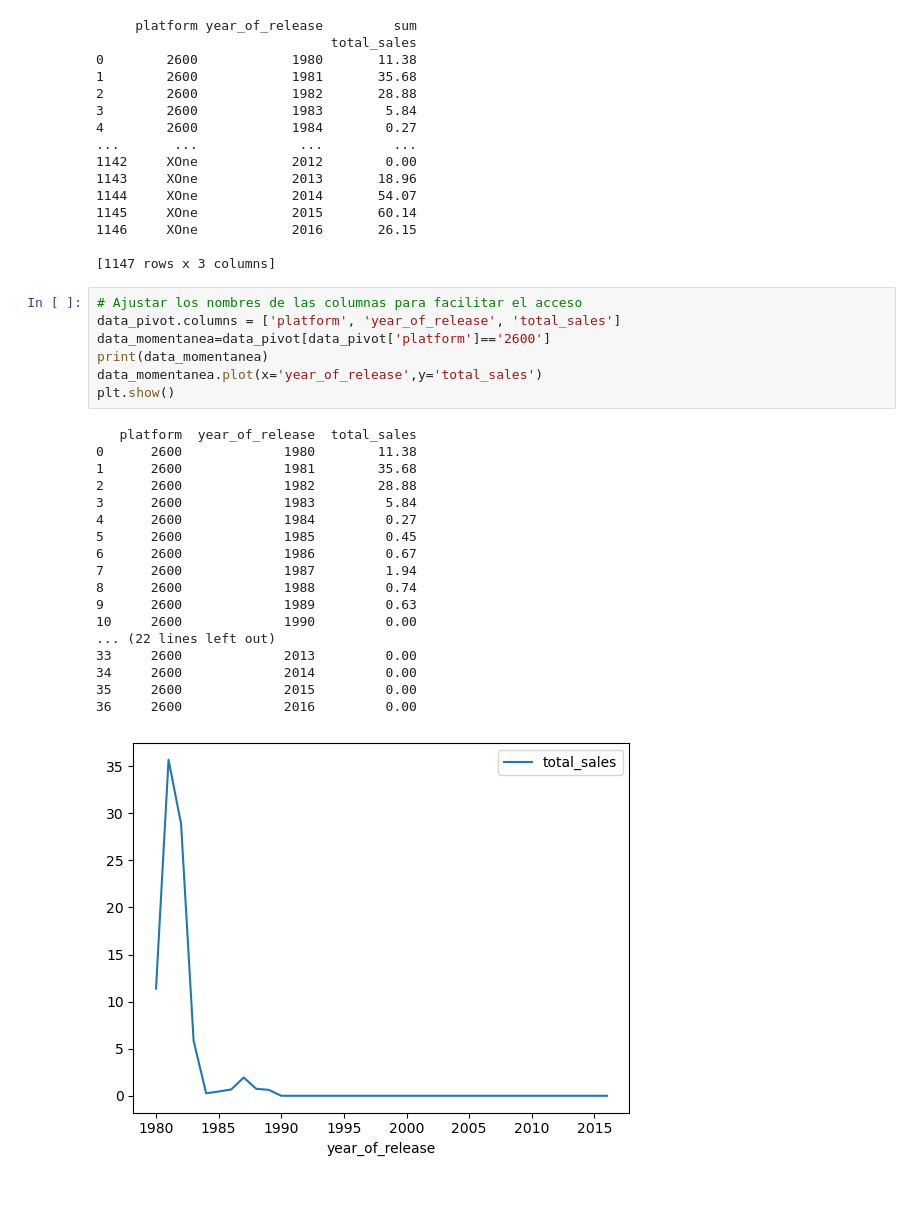
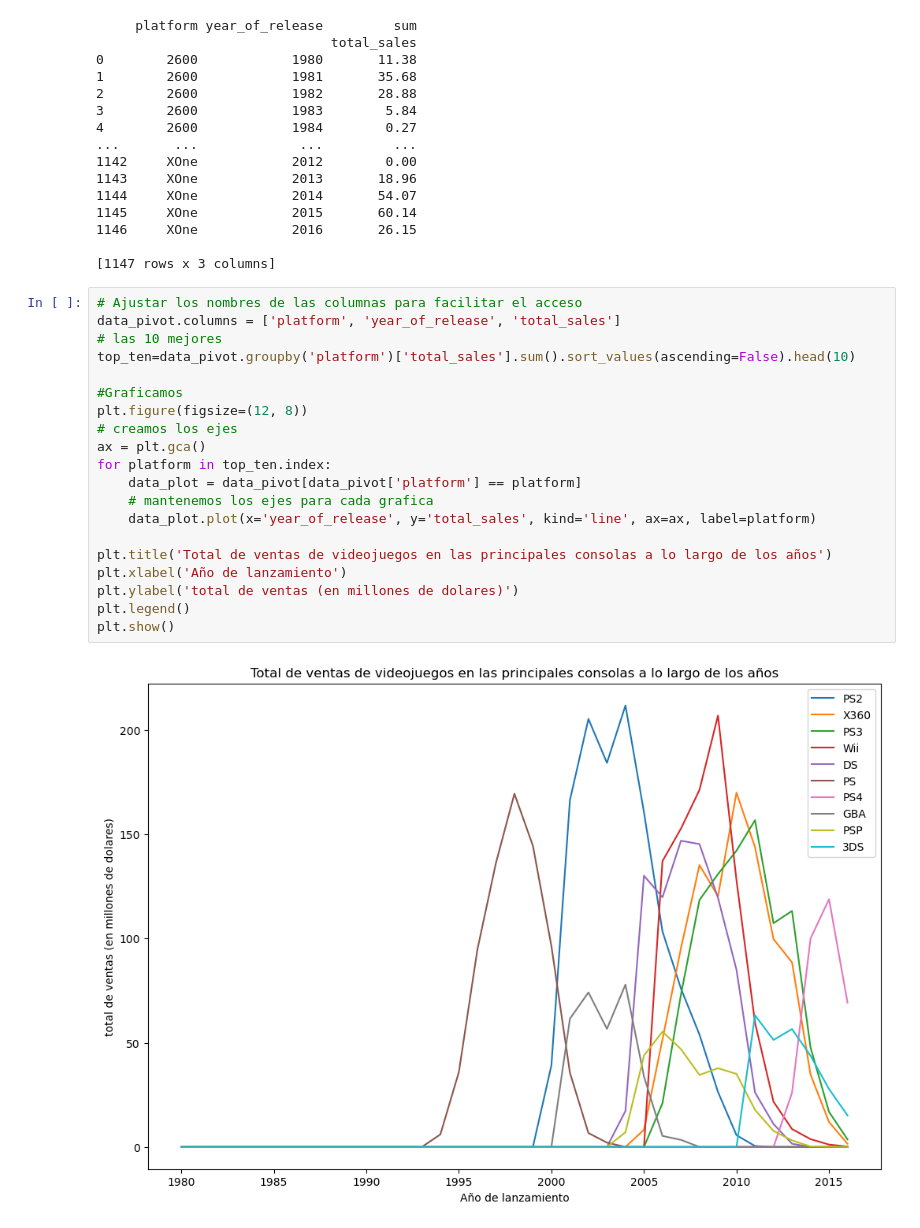
Before and after one commit to lautaroballesteros0926/notebok_sprint6, a Jupyter notebook: notebook.ipynb, the cells around one changed output. Drawn from its saved outputs; the diff is of its cells as text; blank space fills up the shorter version.

```diff
--- a/notebook.ipynb
+++ b/notebook.ipynb
@@ -300,29 +302,25 @@ print(data_pivot)
 1146     XOne            2016       26.15
 
 [1147 rows x 3 columns]
-# %%
-# Ajustar los nombres de las columnas para facilitar el acceso
-data_pivot.columns = ['platform', 'year_of_release', 'total_sales']
-data_momentanea=data_pivot[data_pivot['platform']=='2600']
-print(data_momentanea)
-data_momentanea.plot(x='year_of_release',y='total_sales')
-plt.show()
-# %% [output]
-   platform  year_of_release  total_sales
-0      2600             1980        11.38
-1      2600             1981        35.68
-2      2600             1982        28.88
-3      2600             1983         5.84
-4      2600             1984         0.27
-5      2600             1985         0.45
-6      2600             1986         0.67
-7      2600             1987         1.94
-8      2600             1988         0.74
-9      2600             1989         0.63
-10     2600             1990         0.00
-... (22 lines left out)
-33     2600             2013         0.00
-34     2600             2014         0.00
-35     2600             2015         0.00
-36     2600             2016         0.00
-[figure, removed]
+# %%
+# Ajustar los nombres de las columnas para facilitar el acceso
+data_pivot.columns = ['platform', 'year_of_release', 'total_sales']
+# las 10 mejores
+top_ten=data_pivot.groupby('platform')['total_sales'].sum().sort_values(ascending=False).head(10)
+
+#Graficamos
+plt.figure(figsize=(12, 8))
+# creamos los ejes
+ax = plt.gca()
+for platform in top_ten.index:
+    data_plot = data_pivot[data_pivot['platform'] == platform]
+    # mantenemos los ejes para cada grafica
+    data_plot.plot(x='year_of_release', y='total_sales', kind='line', ax=ax, label=platform)
+
+plt.title('Total de ventas de videojuegos en las principales consolas a lo largo de los años')
+plt.xlabel('Año de lanzamiento')
+plt.ylabel('total de ventas (en millones de dolares)')
+plt.legend()
+plt.show()
+# %% [output]
+[figure, added]
```
Also changed, not shown: parts of 10 cells of this notebook.
